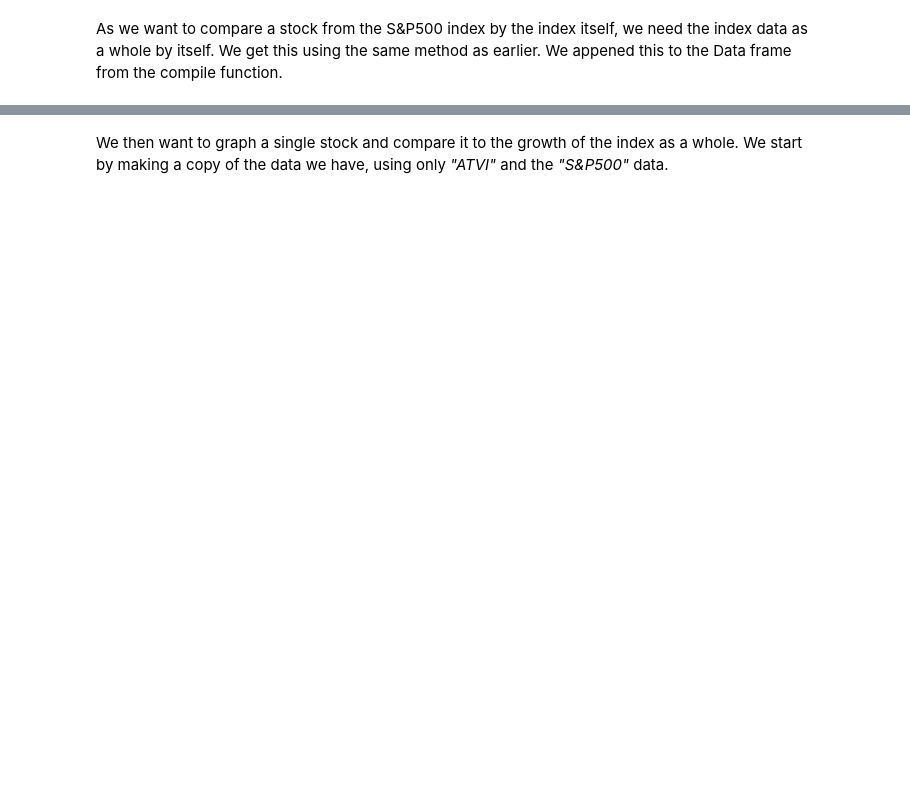
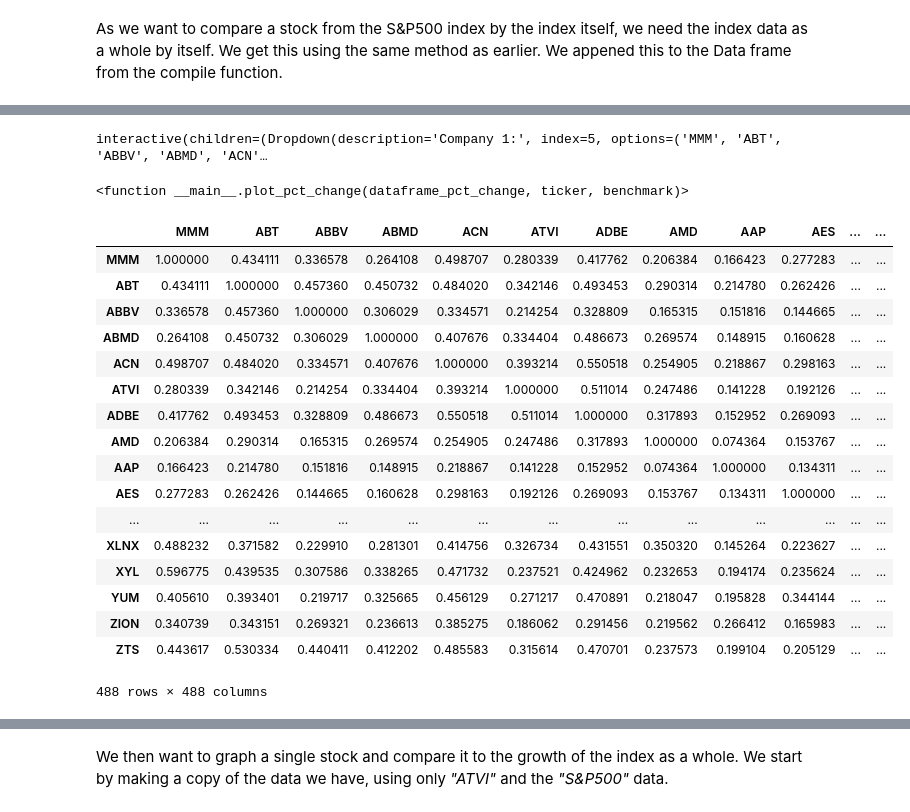
Before and after one commit to NumEconCopenhagen/projects-2019-mcb, a Jupyter notebook: dataProject.ipynb, the cells around one changed output, grey strips where cells are left out. Cells and saved outputs as stored; diff of their text form; code cells hidden in the pictures; blank space fills up the shorter version.

```diff
--- a/dataProject.ipynb
+++ b/dataProject.ipynb
@@ -114,22 +224,20 @@ def compile_data():
         df.set_index("Date", inplace=True)
         df.rename(columns = {"Adj Close": ticker}, inplace=True) #Adj Close takes the categories place in the column - Simple rename
         df.drop(["Open","High","Low","Close","Volume"],1, inplace=True)
-        df = df.divide(df.iloc[0])*100
 
         if main_df.empty:
             main_df = df
         else:
             main_df = main_df.join(df, how="outer")
 
-        if count % 10 == 0: #Only print #10, #20, #30, etc.
-            print(count)
+        if count % 100 == 0: #Only print #100, #200, #300, etc. - It will let you know how
+            print("I have now compiled", count, "stock files")
     print(main_df.head())
     main_df.to_csv("sp500_joined_adj_closes.csv")
 
 compile_data()
 
-df_stocks = pd.read_csv("sp500_joined_adj_closes.csv")
-df_stocks.set_index("Date", inplace=True)
-
-print(df_stocks)
+data_df = pd.read_csv("sp500_joined_adj_closes.csv")
+data_df = data_df.drop(["BHGE", "DWDP", "TPR", "ARNC", "ZBH", "OKE", "EVRG", "COST", "EW", "BBT", "JNJ", "VMC", "LIN", "COTY", "DGX", "ZBH", "FTV", "LW"], axis=1)
+data_df.head()
 # %% [output]
@@ -169,0 +296,5 @@ print(df_final)
+# %%
+#Get sp500 index data
+data_df_indexed = data_df.set_index("Date", inplace=True)
+data_df_indexed = data_df/data_df.iloc[0]*100
+print(data_df_indexed)
@@ -169,0 +354,50 @@ print(df_final)
+# %%
+# a. Printing highest observed values
+def plot_pct_change(dataframe_pct_change,ticker,benchmark):
+#print(data_df.loc[:, I]) # 850 rows
+    max1 = data_df_pct_change.loc[:, ticker].max()
+    max2 = data_df_pct_change.loc[:, benchmark].max()
+    print("The highest percentage change: \n", ticker, ":", max1.round(2), " pct. on the date ", "2",
+    "\n", benchmark, ":", max2.round(2), " pct. on the date", "test")
+# b. Setting up plot based on dropdown input
+    I = data_df_pct_change.columns == ticker
+    plt = dataframe_pct_change.loc[:, ['Date',ticker,benchmark]].plot(x='Date', y=[ticker,benchmark], style=['-m','-g'], figsize=(8, 5), fontsize=11, legend='true')
+
+# c. Creating the widget for the plot
+widgets.interact(plot_pct_change,
+                 dataframe_pct_change = widgets.fixed(data_df_pct_change),
+                 ticker = widgets.Dropdown(
+                          options=data_df.columns, value='ATVI',
+                          description='Company 1:', disabled=False,),
+
+                benchmark = widgets.Dropdown(options=data_df_pct_change.columns, value='AAPL',
+                                 description='Company 2:', disabled=False)
+    )
+# %% [output]
+interactive(children=(Dropdown(description='Company 1:', index=5, options=('MMM', 'ABT', 'ABBV', 'ABMD', 'ACN'…
+<function __main__.plot_pct_change(dataframe_pct_change, ticker, benchmark)>
+# %%
+data_df_corr = data_df.pct_change().corr()
+df = data_df_corr
+data = df
+
+data
+# %% [output]
+|  | MMM | ABT | ABBV | ABMD | ACN | ATVI | ADBE | AMD | AAP | AES | ... | ... |
+| MMM | 1.000000 | 0.434111 | 0.336578 | 0.264108 | 0.498707 | 0.280339 | 0.417762 | 0.206384 | 0.166423 | 0.277283 | ... | ... |
+| ABT | 0.434111 | 1.000000 | 0.457360 | 0.450732 | 0.484020 | 0.342146 | 0.493453 | 0.290314 | 0.214780 | 0.262426 | ... | ... |
+| ABBV | 0.336578 | 0.457360 | 1.000000 | 0.306029 | 0.334571 | 0.214254 | 0.328809 | 0.165315 | 0.151816 | 0.144665 | ... | ... |
+| ABMD | 0.264108 | 0.450732 | 0.306029 | 1.000000 | 0.407676 | 0.334404 | 0.486673 | 0.269574 | 0.148915 | 0.160628 | ... | ... |
+| ACN | 0.498707 | 0.484020 | 0.334571 | 0.407676 | 1.000000 | 0.393214 | 0.550518 | 0.254905 | 0.218867 | 0.298163 | ... | ... |
+| ATVI | 0.280339 | 0.342146 | 0.214254 | 0.334404 | 0.393214 | 1.000000 | 0.511014 | 0.247486 | 0.141228 | 0.192126 | ... | ... |
+| ADBE | 0.417762 | 0.493453 | 0.328809 | 0.486673 | 0.550518 | 0.511014 | 1.000000 | 0.317893 | 0.152952 | 0.269093 | ... | ... |
+| AMD | 0.206384 | 0.290314 | 0.165315 | 0.269574 | 0.254905 | 0.247486 | 0.317893 | 1.000000 | 0.074364 | 0.153767 | ... | ... |
+| AAP | 0.166423 | 0.214780 | 0.151816 | 0.148915 | 0.218867 | 0.141228 | 0.152952 | 0.074364 | 1.000000 | 0.134311 | ... | ... |
+| AES | 0.277283 | 0.262426 | 0.144665 | 0.160628 | 0.298163 | 0.192126 | 0.269093 | 0.153767 | 0.134311 | 1.000000 | ... | ... |
+| ... | ... | ... | ... | ... | ... | ... | ... | ... | ... | ... | ... | ... |
+| XLNX | 0.488232 | 0.371582 | 0.229910 | 0.281301 | 0.414756 | 0.326734 | 0.431551 | 0.350320 | 0.145264 | 0.223627 | ... | ... |
+| XYL | 0.596775 | 0.439535 | 0.307586 | 0.338265 | 0.471732 | 0.237521 | 0.424962 | 0.232653 | 0.194174 | 0.235624 | ... | ... |
+| YUM | 0.405610 | 0.393401 | 0.219717 | 0.325665 | 0.456129 | 0.271217 | 0.470891 | 0.218047 | 0.195828 | 0.344144 | ... | ... |
+| ZION | 0.340739 | 0.343151 | 0.269321 | 0.236613 | 0.385275 | 0.186062 | 0.291456 | 0.219562 | 0.266412 | 0.165983 | ... | ... |
+| ZTS | 0.443617 | 0.530334 | 0.440411 | 0.412202 | 0.485583 | 0.315614 | 0.470701 | 0.237573 | 0.199104 | 0.205129 | ... | ... |
+488 rows × 488 columns
```
Also changed, not shown: parts of 14 cells of this notebook.
